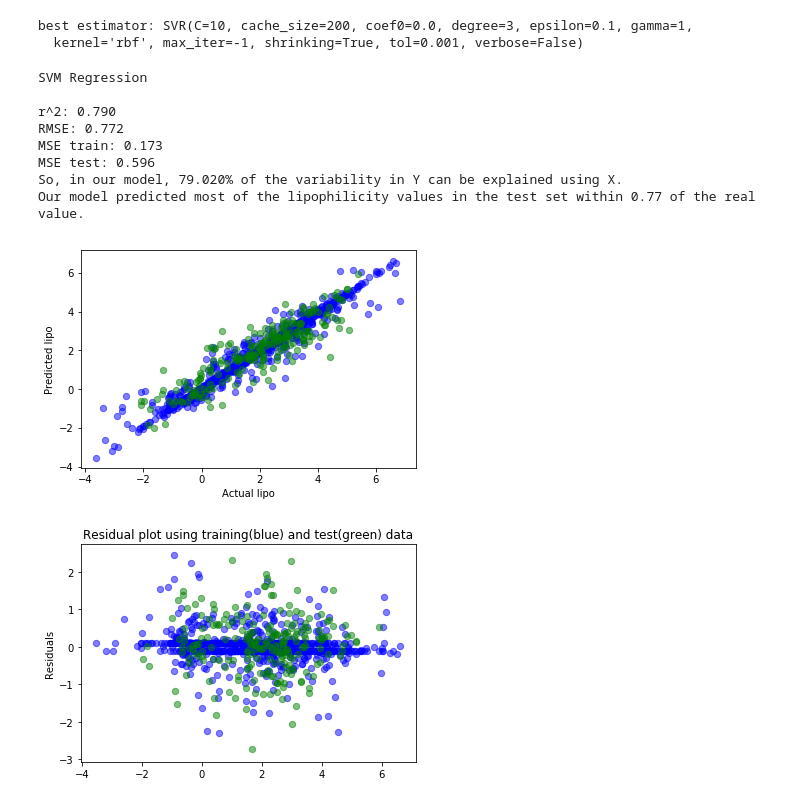
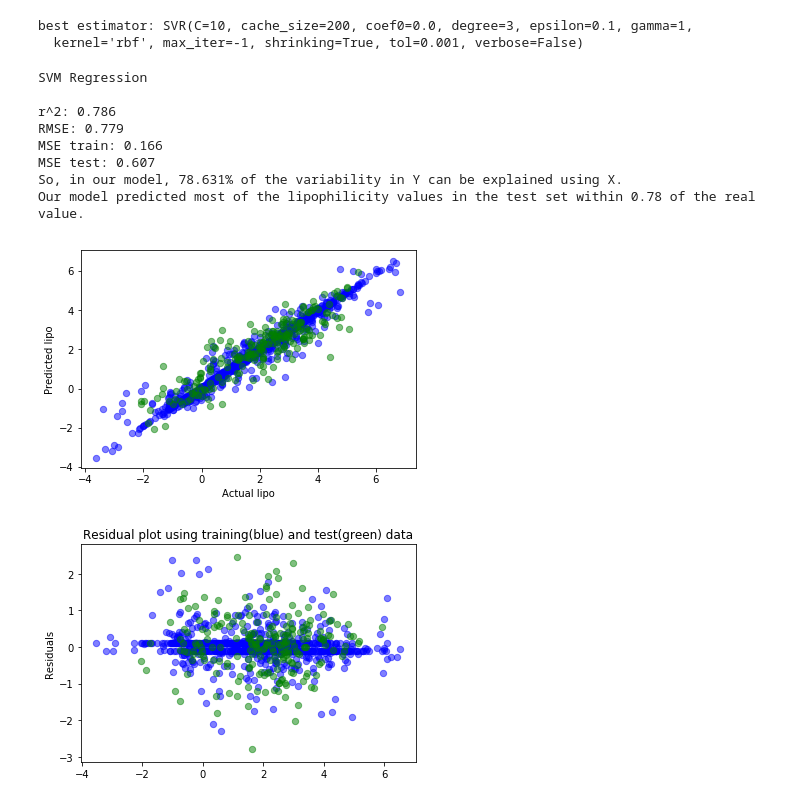
Before and after one commit to cfu288/ml-predict-lipohpillicity, a Jupyter notebook: 2_PCA.ipynb, the cells around one changed output. Saved outputs shown, nothing was run; the diff lists cells and outputs as text; code cells hidden in the pictures.

```diff
--- a/2_PCA.ipynb
+++ b/2_PCA.ipynb
@@ -57,10 +12,12 @@ env = enviorment_data(X_train=X_train_n, y_train=y_train, X_test=X_test_n, y_tes
+# %%
+X_train, y_train, X_test, y_test = preprocess()
 # %%
-n_components=190
-X = env.X_train
+n_components=200
+X = X_train
 pca = PCA(n_components=n_components)
 X_r = pca.fit(X).transform(X)
 
-X = env.X_test
+X = X_test
 X_r1 = pca.transform(X)
 
 pd.DataFrame(X_r, columns=["PC{}".format(x) for x in range(1,n_components+1)]).head()
@@ -177,8 +101,6 @@ def test_model(model, name, data=env):
 # %%
-env1 = enviorment_data(X_train=X_r, y_train=y_train, X_test=X_r1, y_test=y_test)
+in_data = {'X_train':X_r, 'y_train':y_train, 'X_test':X_r1, 'y_test':y_test}
 # %%
-from sklearn.model_selection import GridSearchCV
-from sklearn.svm import SVR
 # Grid search
 param_grid = [
   {'C': [1, 10, 100, 1000], 'kernel': ['linear']},
@@ -187,22 +109,22 @@ param_grid = [
  ]
 
 clf = GridSearchCV(estimator=SVR(), param_grid=param_grid, cv=None, n_jobs=-1)
-clf.fit(env1.X_train, env1.y_train)
+clf.fit(X_r, y_train)
 print("best estimator: {}".format(clf.best_estimator_))
 # %% [output]
 best estimator: SVR(C=10, cache_size=200, coef0=0.0, degree=3, epsilon=0.1, gamma=1,
   kernel='rbf', max_iter=-1, shrinking=True, tol=0.001, verbose=False)
 # %%
 svm_model = clf.best_estimator_
-model = test_model(svm_model, "SVM Regression", env1)
+model = test_model(svm_model, "SVM Regression", in_data)
 # %% [output]
 SVM Regression
 
-r^2: 0.790
-RMSE: 0.772
-MSE train: 0.173
-MSE test: 0.596
-So, in our model, 79.020% of the variability in Y can be explained using X.
-Our model predicted most of the lipophilicity values in the test set within 0.77 of the real value.
+r^2: 0.786
+RMSE: 0.779
+MSE train: 0.166
+MSE test: 0.607
+So, in our model, 78.631% of the variability in Y can be explained using X.
+Our model predicted most of the lipophilicity values in the test set within 0.78 of the real value.
-[figure, old version]
+[figure, new version]
-[figure, old version]
+[figure, new version]
```
Also changed, not shown: parts of 15 cells of this notebook, 1 other file.
